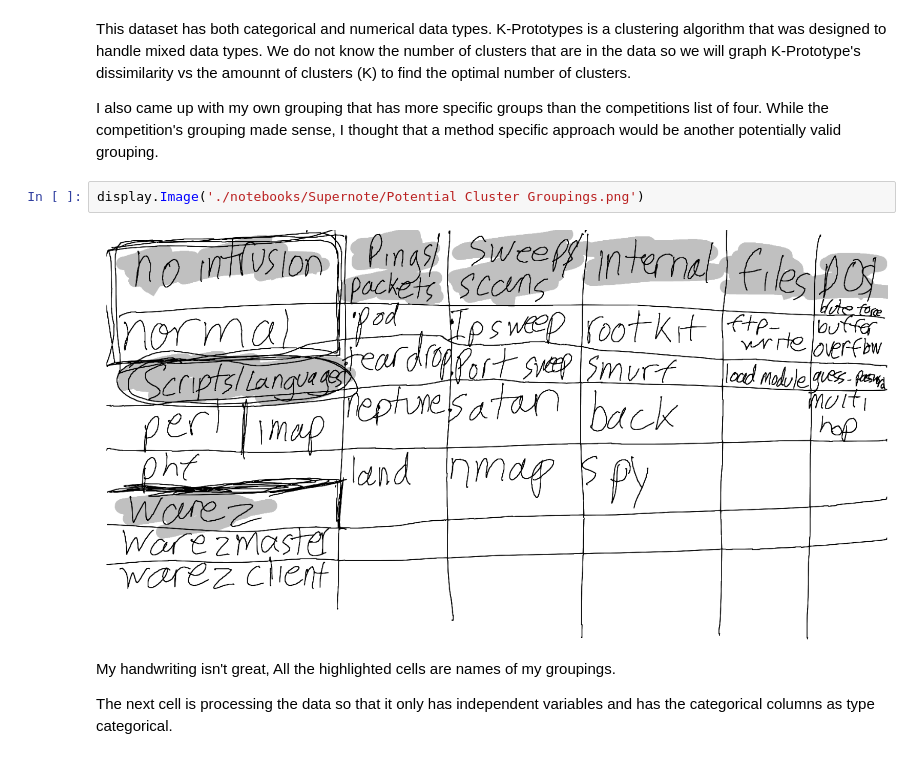
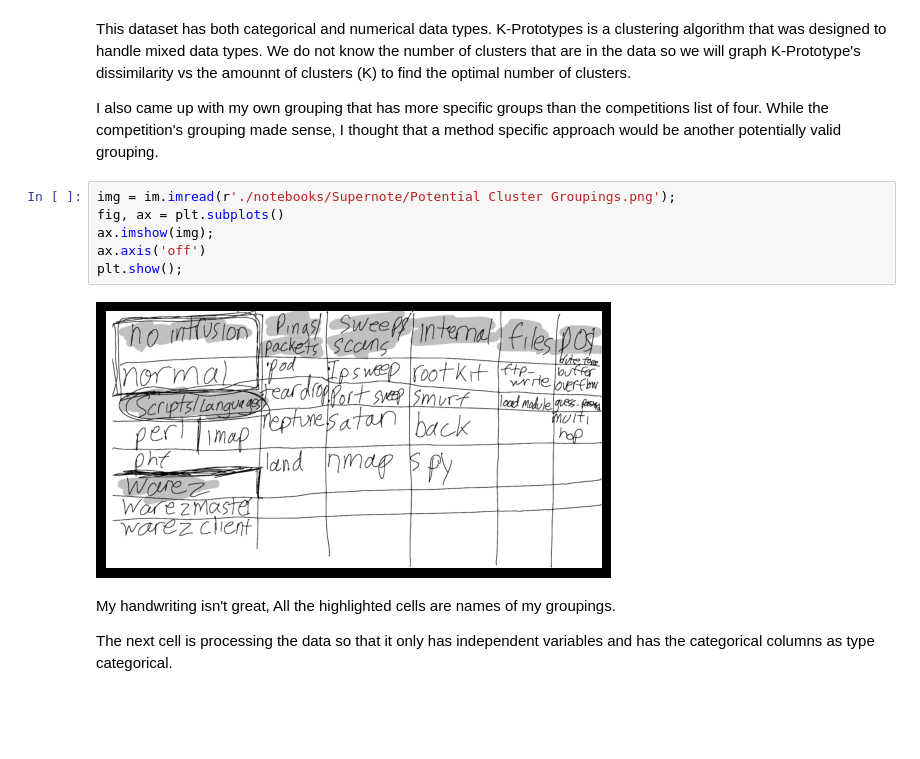
Before and after one commit to Jewdah18/Network-Intrusions, a Jupyter notebook: notebooks/EDA.ipynb, the cells around one changed output. Cells and saved outputs as stored; diff of their text form; blank space fills up the shorter version.

```diff
--- a/notebooks/EDA.ipynb
+++ b/notebooks/EDA.ipynb
@@ -173,10 +174,14 @@ But we can't assume that intrusions of the same kind should be grouped together.
 This dataset has both categorical and numerical data types. K-Prototypes is a clustering algorithm that was designed to handle mixed data types. We do not know the number of clusters that are in the data so we will graph K-Prototype's dissimilarity vs the amounnt of clusters (K) to find the optimal number of clusters.
 
 I also came up with my own grouping that has more specific groups than the competitions list of four. While the competition's grouping made sense, I thought that a method specific approach would be another potentially valid grouping.
-# %%
-display.Image('./notebooks/Supernote/Potential Cluster Groupings.png')
-# %% [output]
-[figure, removed]
+# %%
+img = im.imread(r'./notebooks/Supernote/Potential Cluster Groupings.png');
+fig, ax = plt.subplots()
+ax.imshow(img);
+ax.axis('off')
+plt.show();
+# %% [output]
+[figure, added]
 # %% [markdown]
 My handwriting isn't great, All the highlighted cells are names of my groupings.
 
```
Also changed, not shown: parts of 1 cell of this notebook.
